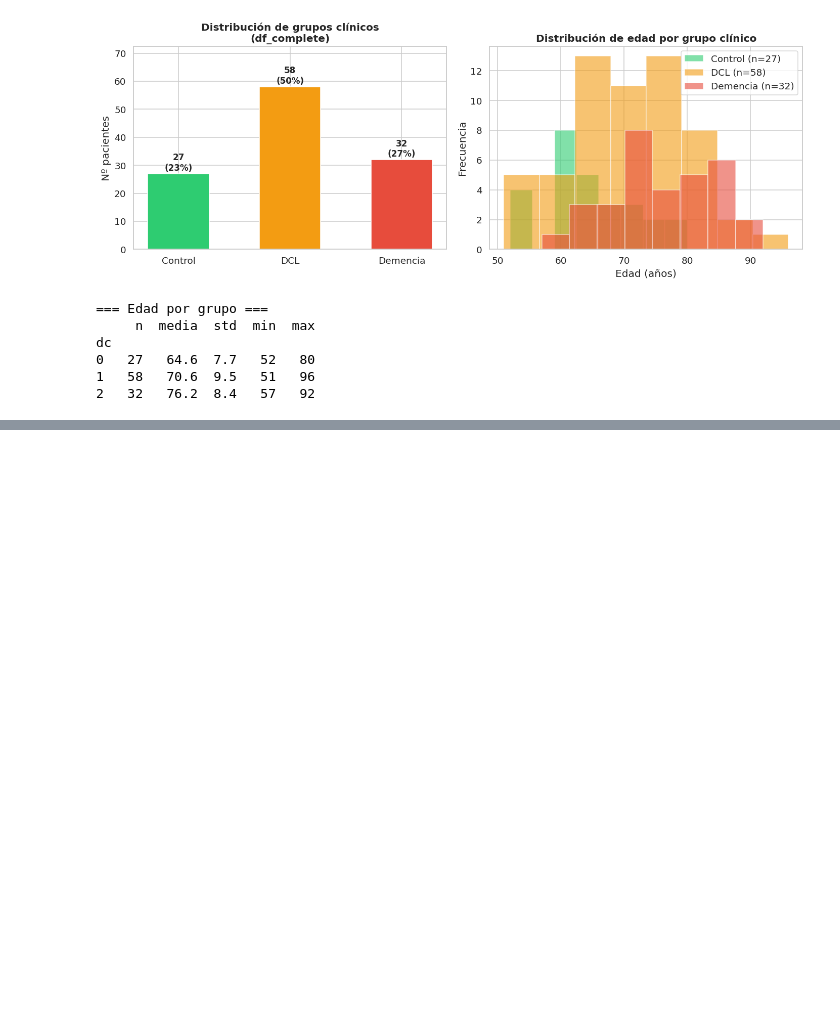
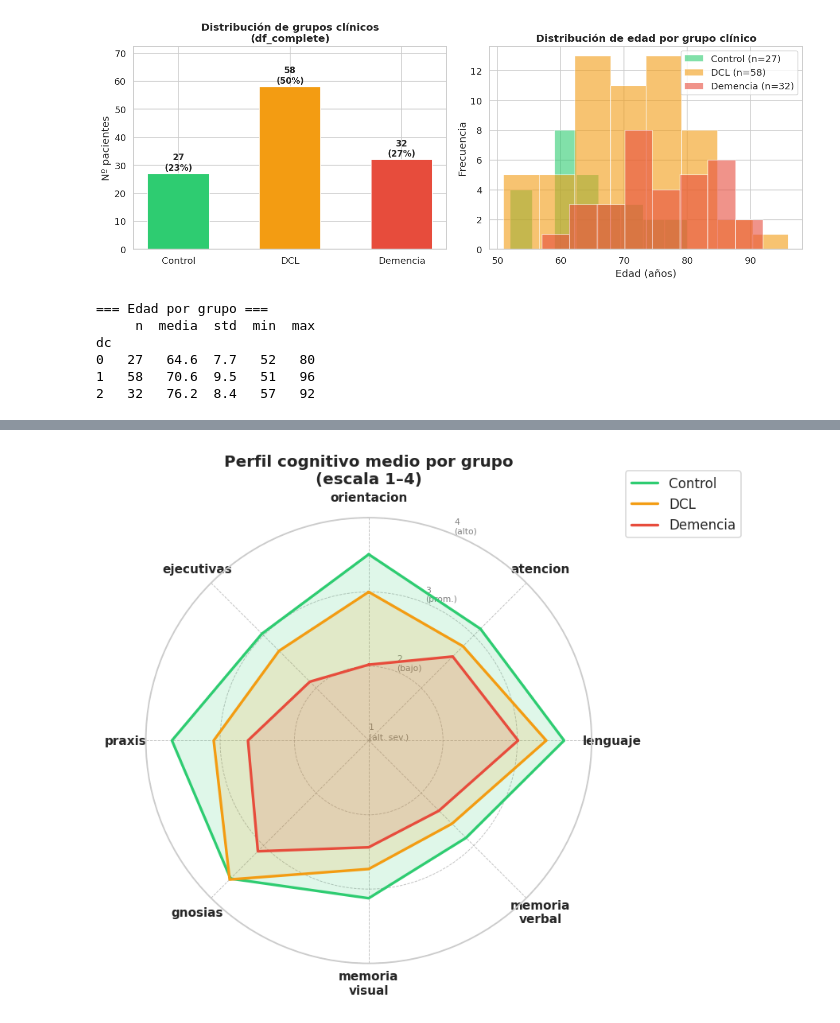
Before and after one commit to Nicolasg2c/dc_model_ts, a Jupyter notebook: src/dc_pipeline_2.ipynb, the cells around one changed output, grey strips where cells are left out. Drawn from its saved outputs; the diff is of its cells as text; code cells hidden in the pictures; blank space fills up the shorter version.

```diff
--- a/src/dc_pipeline_2.ipynb
+++ b/src/dc_pipeline_2.ipynb
@@ -1330,0 +1425,32 @@ dc
+# %%
+N      = len(DOMINIOS)
+angles = np.linspace(0, 2 * np.pi, N, endpoint=False).tolist()
+angles_closed = angles + angles[:1]   # cerrar polígono
+labels = [d.replace("_", "\n") for d in DOMINIOS]
+
+fig, ax = plt.subplots(figsize=(8, 8), subplot_kw={"polar": True})
+
+for dc_val in DC_ORDER:
+    vals = df_complete[df_complete["dc"] == f'{dc_val}'][DOMINIOS].mean().values
+    v_closed = vals.tolist() + [vals[0]]
+    ax.plot(angles_closed, v_closed,
+            color=DC_PALETTE[dc_val], linewidth=2.2, label=DC_LABELS[dc_val])
+    ax.fill(angles_closed, v_closed,
+            color=DC_PALETTE[dc_val], alpha=0.15)
+
+ax.set_theta_offset(np.pi / 2)
+ax.set_theta_direction(-1)
+ax.set_xticks(angles)
+ax.set_xticklabels(labels, fontsize=10, fontweight="bold")
+ax.set_ylim(1, 4)
+ax.set_yticks([1, 2, 3, 4])
+ax.set_yticklabels(["1\n(alt. sev.)", "2\n(bajo)", "3\n(prom.)", "4\n(alto)"],
+                   fontsize=7, color="grey")
+ax.grid(color="grey", linestyle="--", linewidth=0.6, alpha=0.5)
+ax.set_title("Perfil cognitivo medio por grupo\n(escala 1–4)",
+             fontsize=13, fontweight="bold", pad=28)
+ax.legend(loc="upper right", bbox_to_anchor=(1.35, 1.12), fontsize=11)
+plt.tight_layout()
+plt.show()
+# %% [output]
+[figure, added]
```
Also changed, not shown: parts of 4 cells of this notebook.
